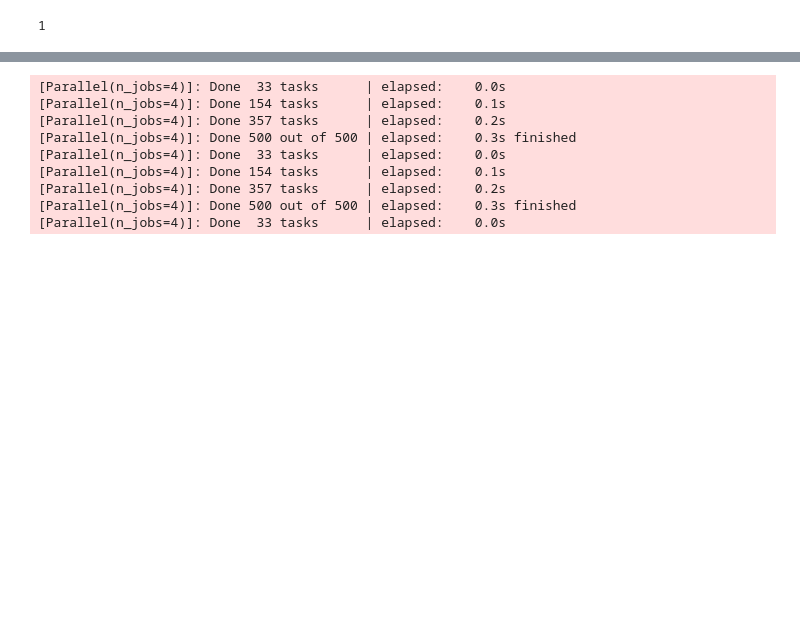
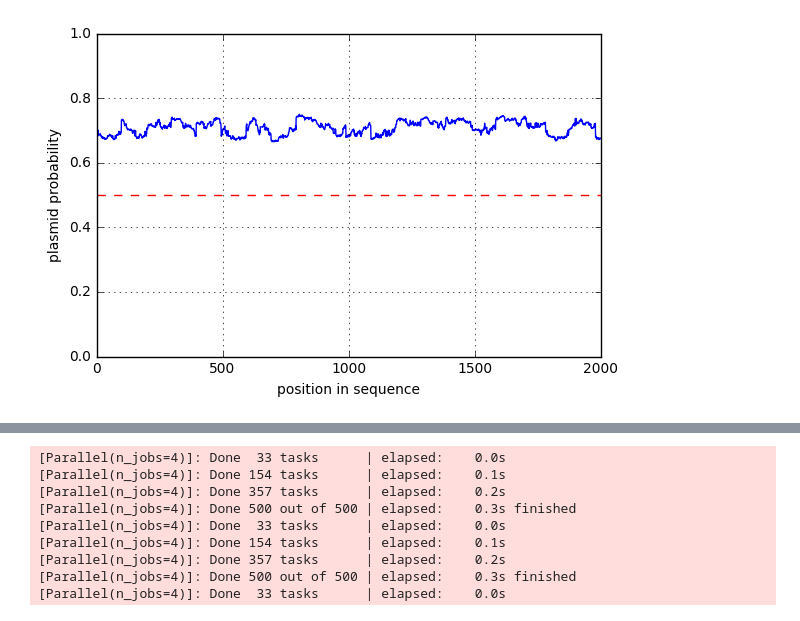
Before and after one commit to philippmuench/plasmidminer, a Jupyter notebook: notebooks/predict.ipynb, the cells around one changed output, grey strips where cells are left out. Drawn from its saved outputs; the diff is of its cells as text; code cells hidden in the pictures; blank space fills up the shorter version.

Commit message:
add code for visualization of prediction accuracy over sequence

```diff
--- a/notebooks/predict.ipynb
+++ b/notebooks/predict.ipynb
@@ -158,6 +164,7 @@ X
 # %%
 label = {0:'chromosomal', 1:'plasmid'}
-predictons = pipe.predict(X)
+#predictons = pipe.predict(X)
+probabilities = pipe.predict_proba(X)[:,1]
 # %% [output]
 [Parallel(n_jobs=4)]: Done  33 tasks      | elapsed:    0.0s
 [Parallel(n_jobs=4)]: Done 154 tasks      | elapsed:    0.1s
@@ -166,4 +173,14 @@ predictons = pipe.predict(X)
-# %%
-predictons[1]
-# %% [output]
-1
+# %%
+import matplotlib.pyplot as plt
+
+plt.plot(probabilities, 'b-')
+plt.axhline(y=0.5, color='r', linestyle='--')
+plt.axis([0, 2000, 0, 1])
+plt.grid()
+plt.xlabel('position in sequence')
+plt.ylabel('plasmid probability')
+plt.tight_layout()
+
+plt.show()
+# %% [output]
+[figure, added]
```
Also changed, not shown: parts of 4 cells of this notebook, 1 other file.
